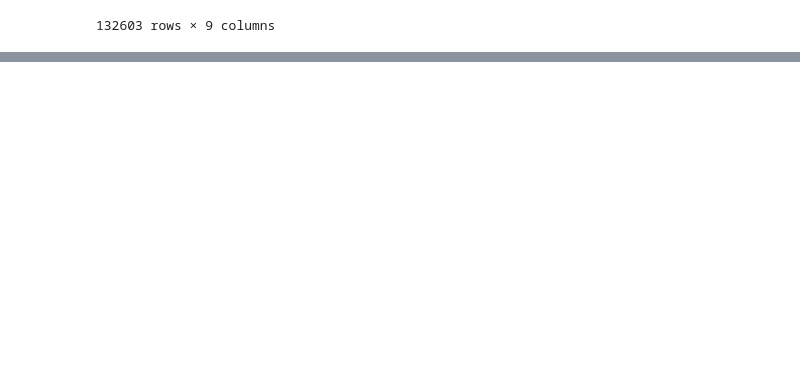
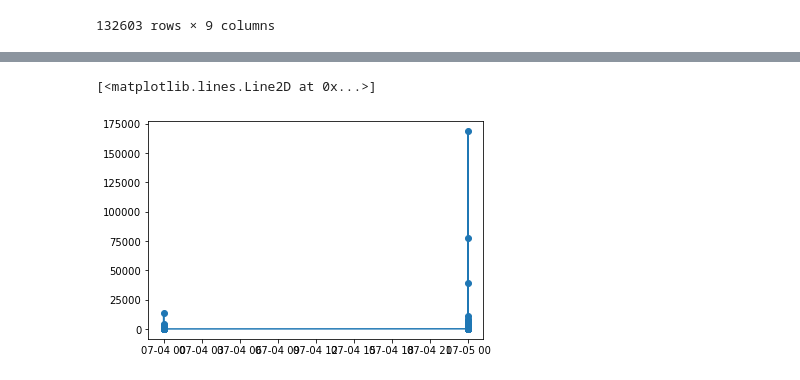
Before and after one commit to mwirigikainyu/Retail-Store-Orders-EDA, a Jupyter notebook: Online_Retail_EDA.ipynb, the cells around one changed output, grey strips where cells are left out. Saved outputs shown, nothing was run; the diff lists cells and outputs as text; code cells hidden in the pictures; blank space fills up the shorter version.

```diff
--- a/Online_Retail_EDA.ipynb
+++ b/Online_Retail_EDA.ipynb
@@ -259,0 +368,5 @@ orders.head()
+# %%
+plt.plot_date(uk.Year, uk.TotalPrice, linestyle='solid')
+# %% [output]
+[<matplotlib.lines.Line2D at 0x...>]
+[figure, added]
```
Also changed, not shown: parts of 20 cells of this notebook.
